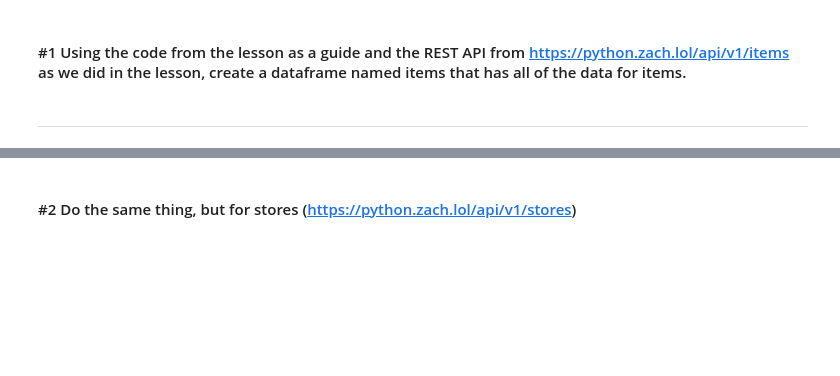
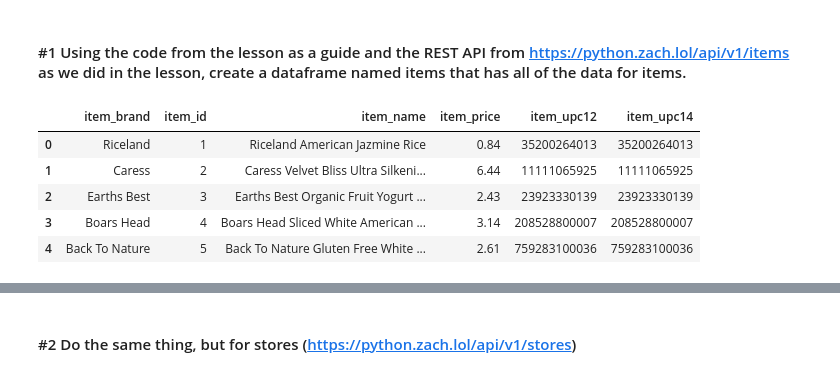
Before and after one commit to natasharivers/time-series-exercises, a Jupyter notebook: Acquire Exercises.ipynb, the cells around one changed output, grey strips where cells are left out. Cells and saved outputs as stored; diff of their text form; code cells hidden in the pictures; blank space fills up the shorter version.

```diff
--- a/Acquire Exercises.ipynb
+++ b/Acquire Exercises.ipynb
@@ -20,5 +81,35 @@
 <hr style="border:2px solid black"> </hr>
 # %% [markdown]
 #### #1 Using the code from the lesson as a guide and the REST API from https://python.zach.lol/api/v1/items as we did in the lesson, create a dataframe named items that has all of the data for items.
-# %% [markdown]
-___________________
+# %%
+#create an empty list
+items_list = []
+
+#create response
+response = requests.get('https://python.zach.lol/api/v1/items')
+data = response.json()
+
+#create an n with max page from the payload
+n = data['payload']['max_page']
+
+#for i in range with n being first page
+#if n is 3, will show pages 1,2,3
+for i in range(1,n+1):
+    url = 'https://python.zach.lol/api/v1/items?page='+str(i)
+    response = requests.get(url)
+    data = response.json()
+    page_items = data['payload']['items']
+    items_list += page_items
+
+#turn that list into a dataframe
+items = pd.DataFrame(items_list)
+# %%
+#take a look
+items.head()
+# %% [output]
+|  | item_brand | item_id | item_name | item_price | item_upc12 | item_upc14 |
+| 0 | Riceland | 1 | Riceland American Jazmine Rice | 0.84 | 35200264013 | 35200264013 |
+| 1 | Caress | 2 | Caress Velvet Bliss Ultra Silkeni... | 6.44 | 11111065925 | 11111065925 |
+| 2 | Earths Best | 3 | Earths Best Organic Fruit Yogurt ... | 2.43 | 23923330139 | 23923330139 |
+| 3 | Boars Head | 4 | Boars Head Sliced White American ... | 3.14 | 208528800007 | 208528800007 |
+| 4 | Back To Nature | 5 | Back To Nature Gluten Free White ... | 2.61 | 759283100036 | 759283100036 |
```
Also changed, not shown: parts of 32 cells of this notebook.
